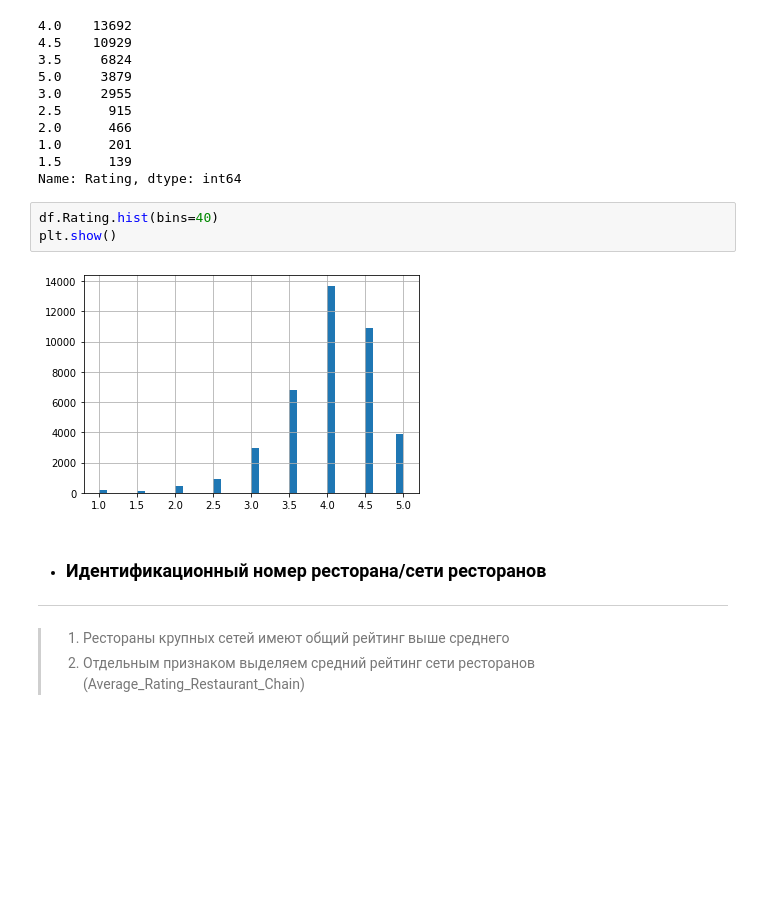
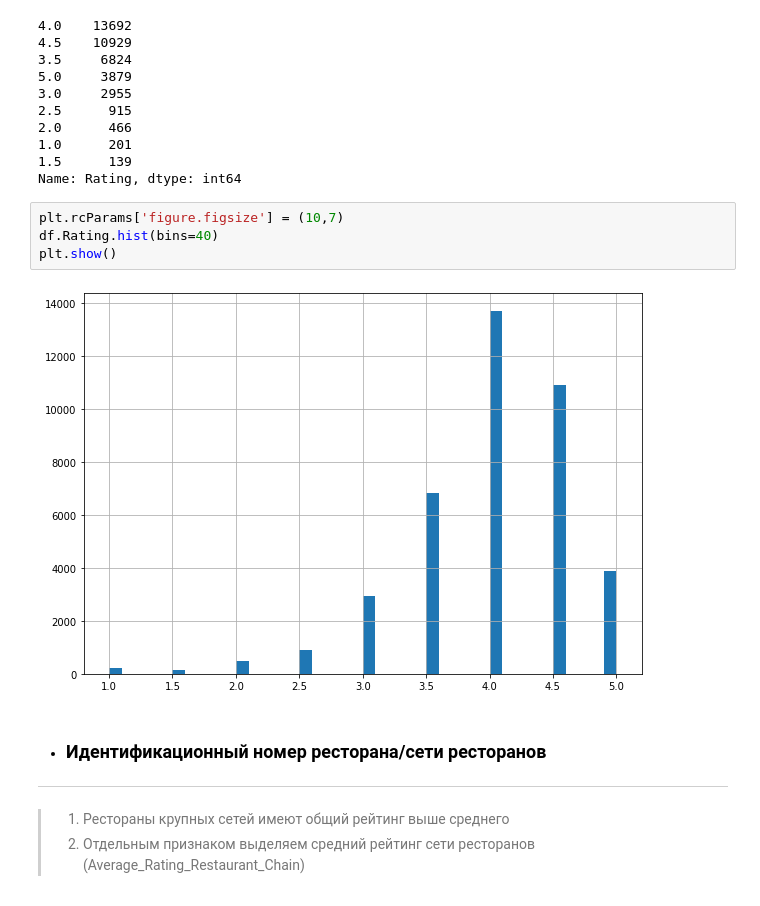
Before and after one commit to dzmitry-dp/project_zero, a Jupyter notebook: module_3/model.ipynb, the cells around one changed output. Saved outputs shown, nothing was run; the diff lists cells and outputs as text; blank space fills up the shorter version.

```diff
--- a/module_3/model.ipynb
+++ b/module_3/model.ipynb
@@ -63,10 +63,11 @@ df['Rating'].value_counts(dropna=False)
 1.5      139
 Name: Rating, dtype: int64
 # %%
+plt.rcParams['figure.figsize'] = (10,7)
 df.Rating.hist(bins=40)
 plt.show()
 # %% [output]
-[figure, old version]
+[figure, new version]
 # %% [markdown]
 - ### Идентификационный номер ресторана/сети ресторанов
 ---
```
Also changed, not shown: parts of 4 cells of this notebook, 1 other file.
